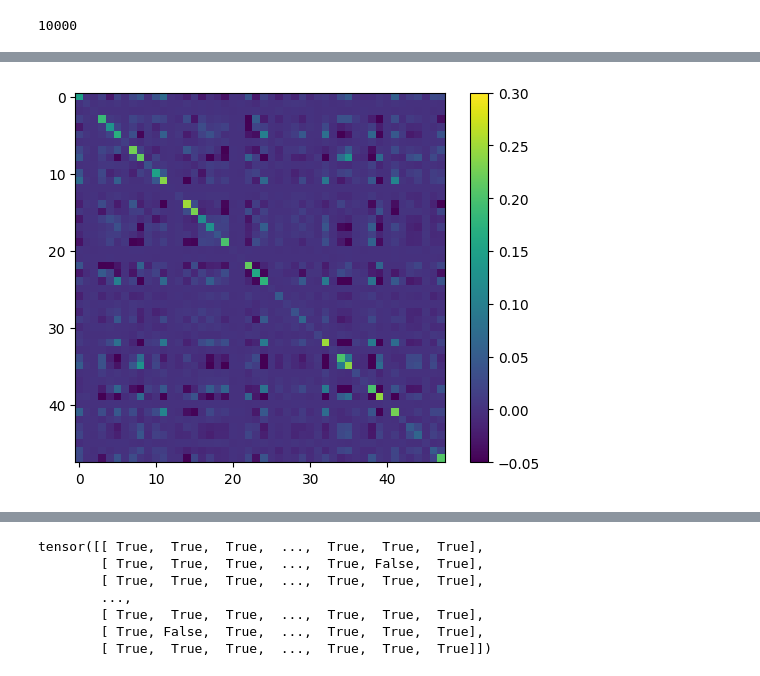
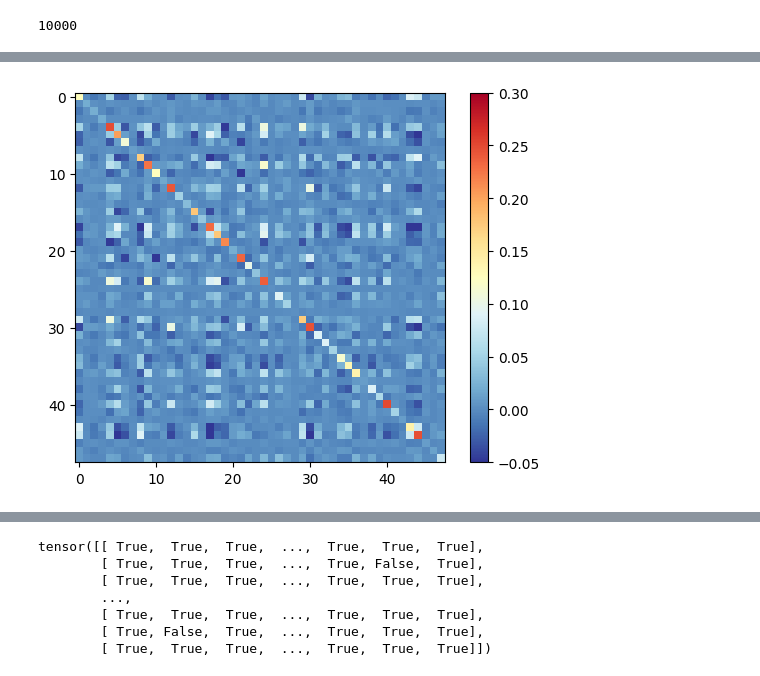
Before and after one commit to csiejimmyliu/HiDDeN_experiment, a Jupyter notebook: ss_HiDDeN/whitening.ipynb, the cells around one changed output, grey strips where cells are left out. Drawn from its saved outputs; the diff is of its cells as text; code cells hidden in the pictures.

```diff
--- a/ss_HiDDeN/whitening.ipynb
+++ b/ss_HiDDeN/whitening.ipynb
@@ -32,7 +32,7 @@ train_options.validation_folder = os.path.join(data_dir, 'train')
 train_options.batch_size = batch_size
 noise_config=[]
 # %%
-checkpoint, chpt_file_name = utils.load_checkpoint('/tmp2/jimmyliu/HiDDeN_experiment/ss_HiDDeN/runs/combined-baseline-256-adam-mse 2023.05.26--16-28-10/checkpoints/combined-baseline-256-adam-mse--epoch-45.pyt')
+checkpoint, chpt_file_name = utils.load_checkpoint('/tmp2/jimmyliu/HiDDeN_experiment/ss_HiDDeN/runs/combined-baseline-256-adam-mse 2023.05.26--16-28-10/checkpoints/combined-baseline-256-adam-mse--epoch-104.pyt')
 print(f'Loaded checkpoint from file {chpt_file_name}')
 
 noiser = Noiser(noise_config,device)
@@ -146,10 +149,10 @@ plt.show()
 # %%
 round_conv_matrix=torch.cov(ruond_ori_list_arr.T)
 
 #plt.matshow(conv_matrix, cmap=plt.cm.Blues)
-plt.imshow(round_conv_matrix,vmin=-0.05,vmax=0.3)
+plt.imshow(round_conv_matrix,vmin=-0.05,vmax=0.3,cmap="RdYlBu_r")
 plt.colorbar()
 
 plt.show()
 # %% [output]
-[figure, old version]
+[figure, new version]
```
Also changed, not shown: parts of 20 cells of this notebook, 6 other files.
